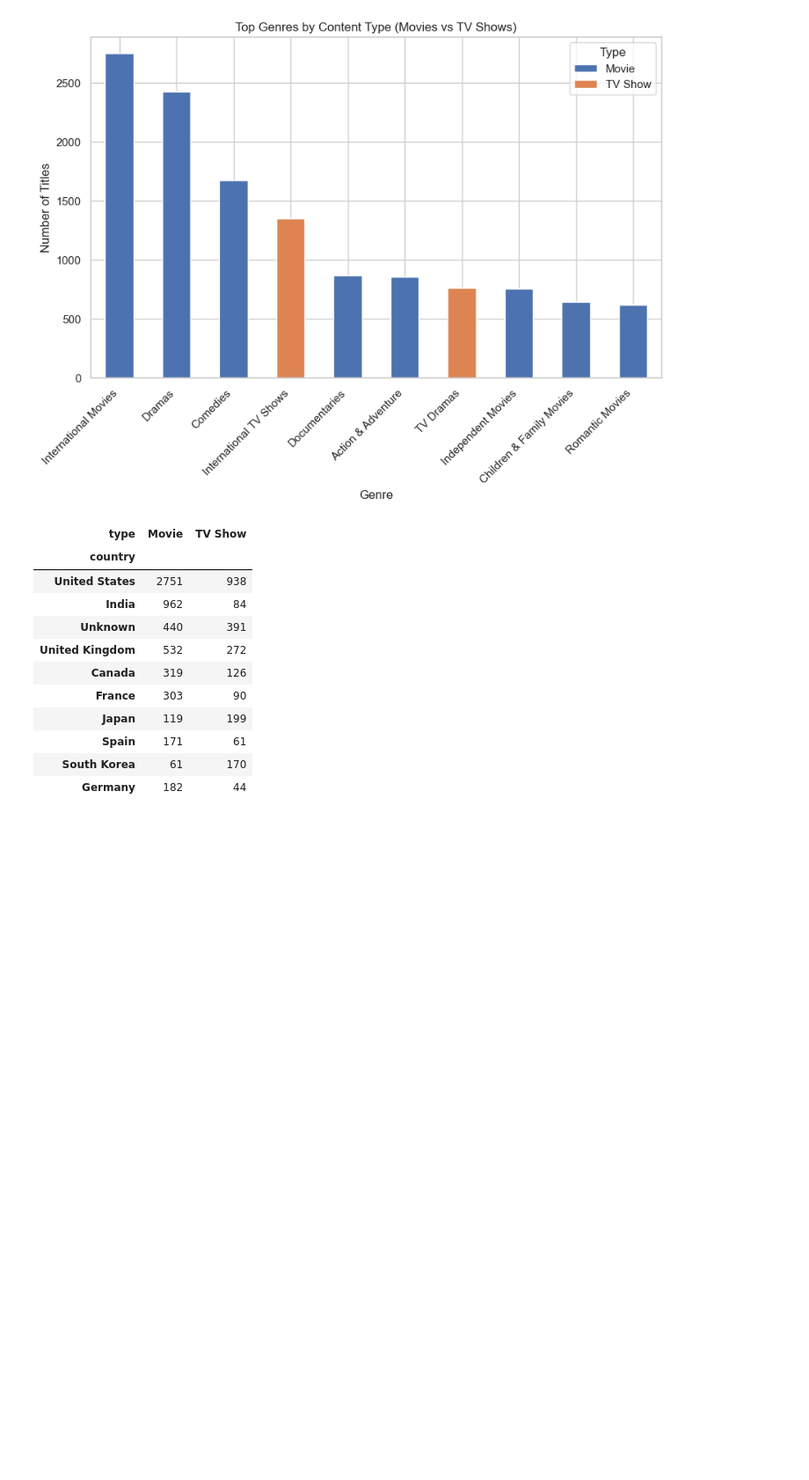
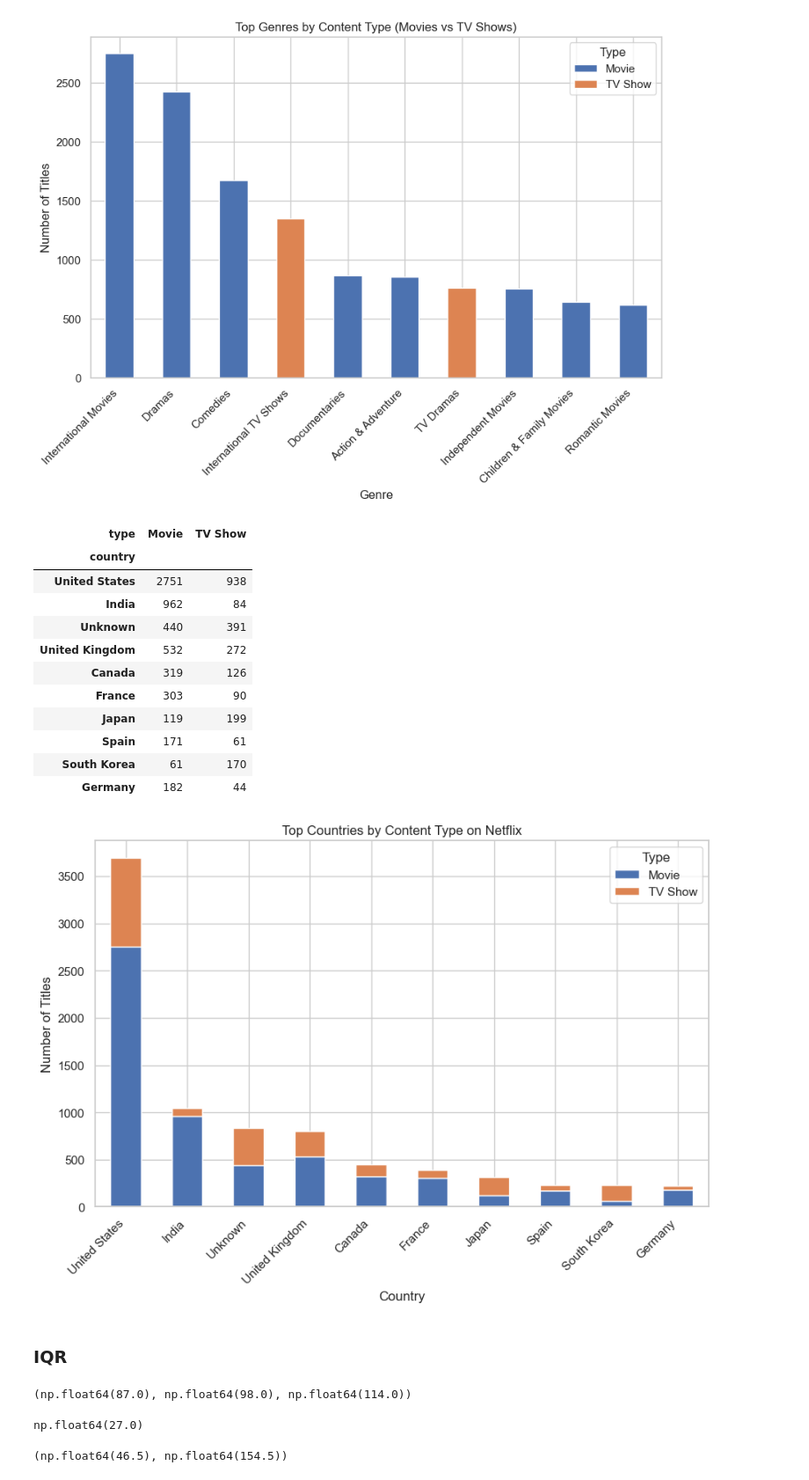
Before and after one commit to Aayush0987/netflix-eda-streamlit-dashboard, a Jupyter notebook: EDA.ipynb, the cells around one changed output. Shown at 88% size. Drawn from its saved outputs; the diff is of its cells as text; code cells hidden in the pictures; blank space fills up the shorter version.

```diff
--- a/EDA.ipynb
+++ b/EDA.ipynb
@@ -528,3 +531,19 @@ country_type_pivot
 | Spain | 171 | 61 |
 | South Korea | 61 | 170 |
 | Germany | 182 | 44 |
+# %%
+country_type_pivot.plot(
+    kind='bar',
+    stacked=True
+)
+
+plt.title('Top Countries by Content Type on Netflix')
+plt.xlabel('Country')
+plt.ylabel('Number of Titles')
+plt.xticks(rotation=45, ha='right')
+plt.legend(title='Type')
+plt.show()
+# %% [output]
+[figure, added]
+# %% [markdown]
+### IQR
@@ -530,0 +557,20 @@ country_type_pivot
+# %%
+Q1 = df_movies['duration_minutes'].quantile(0.25)
+Q2 = df_movies['duration_minutes'].quantile(0.50)  # Median
+Q3 = df_movies['duration_minutes'].quantile(0.75)
+
+Q1, Q2, Q3
+# %% [output]
+(np.float64(87.0), np.float64(98.0), np.float64(114.0))
+# %%
+IQR = Q3 - Q1
+IQR
+# %% [output]
+np.float64(27.0)
+# %%
+lower_bound = Q1 - 1.5 * IQR
+upper_bound = Q3 + 1.5 * IQR
+
+lower_bound, upper_bound
+# %% [output]
+(np.float64(46.5), np.float64(154.5))
```
Also changed, not shown: parts of 6 cells of this notebook.
